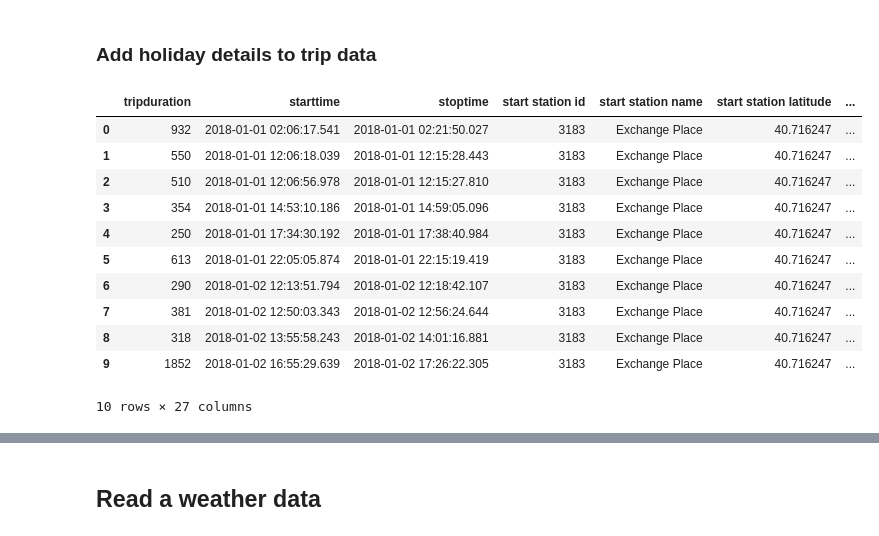
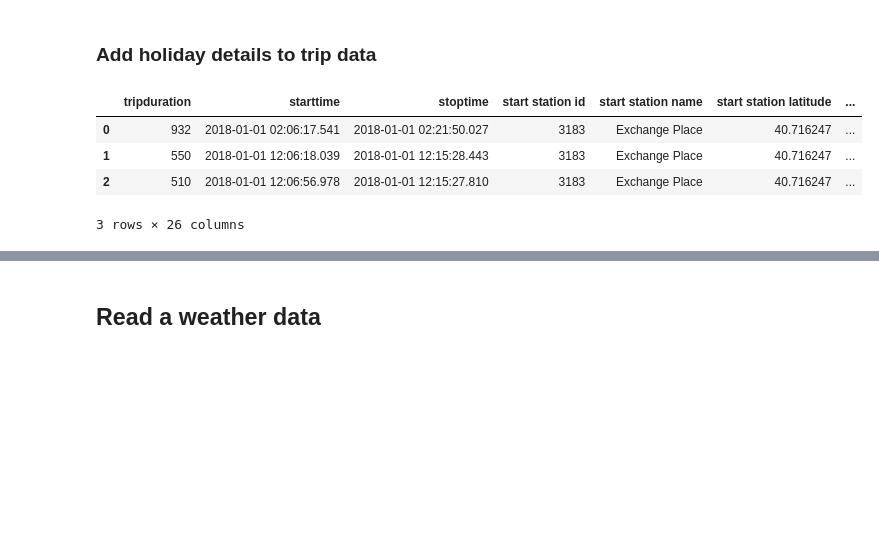
Before and after one commit to Hinakoushar-Tatakoti/Quantifying-the-influence-of-imputing-missing-values-Bike-Sharing-System, a Jupyter notebook: notebooks/bike-sharing-preprocessing.ipynb, the cells around one changed output, grey strips where cells are left out. Saved outputs shown, nothing was run; the diff lists cells and outputs as text; code cells hidden in the pictures; blank space fills up the shorter version.

```diff
--- a/notebooks/bike-sharing-preprocessing.ipynb
+++ b/notebooks/bike-sharing-preprocessing.ipynb
@@ -120,12 +120,9 @@ tripdata.head(5)
 # %%
 tripdata['starttime'] = pd.to_datetime(tripdata['starttime'])
 tripdata['stoptime'] = pd.to_datetime(tripdata['stoptime'])
-tripdata['year'] = tripdata["starttime"].dt.year
-tripdata["start_month"] = tripdata["starttime"].dt.month_name()
-tripdata["end_month"] = tripdata["stoptime"].dt.month_name()
-tripdata['start_day'] = tripdata["starttime"].dt.day_name()
-tripdata['end_day'] = tripdata["starttime"].dt.day_name()
-tripdata["start_hour"] = tripdata["starttime"].dt.hour
-tripdata["end_hour"] = tripdata["stoptime"].dt.hour
-tripdata["start_minute"] = tripdata["starttime"].dt.minute
-tripdata["end_minute"] = tripdata["stoptime"].dt.minute
+tripdata['date'] = tripdata['starttime'].dt.date
+tripdata["month"] = tripdata["starttime"].dt.month_name()
+tripdata['day'] = tripdata["starttime"].dt.day_name()
+tripdata["hour"] = tripdata["starttime"].dt.hour
+tripdata["min"] = tripdata["starttime"].dt.minute
+tripdata["year"] =tripdata['starttime'].dt.year
@@ -173,0 +139,8 @@ tripdata[tripdata["start_hour"] != tripdata["end_hour"]]
+# %%
+tripdata['birthyear'] = pd.to_numeric(tripdata['birth year'], downcast='integer')
+tripdata['years_old'] = tripdata['year'] - tripdata['birthyear']
+Age_Groups = ["<20", "20-29", "30-39", "40-49", "50-59", "60-64","65+"]
+Age_Groups_Limits = [0, 20, 30, 40, 50, 60, 65, np.inf]
+Age_Min = 0
+Age_Max = 100
+tripdata["age_group"] = pd.cut(tripdata["years_old"], Age_Groups_Limits, labels=Age_Groups)
@@ -214,19 +222,12 @@ df = pd.merge(
 # %%
 df['holiday'].fillna('No Holiday', inplace=True)
 # %%
-df.head(10)
+df.head(3)
 # %% [output]
 |  | tripduration | starttime | stoptime | start station id | start station name | start station latitude | ... |
 | 0 | 932 | 2018-01-01 02:06:17.541 | 2018-01-01 02:21:50.027 | 3183 | Exchange Place | 40.716247 | ... |
 | 1 | 550 | 2018-01-01 12:06:18.039 | 2018-01-01 12:15:28.443 | 3183 | Exchange Place | 40.716247 | ... |
 | 2 | 510 | 2018-01-01 12:06:56.978 | 2018-01-01 12:15:27.810 | 3183 | Exchange Place | 40.716247 | ... |
-| 3 | 354 | 2018-01-01 14:53:10.186 | 2018-01-01 14:59:05.096 | 3183 | Exchange Place | 40.716247 | ... |
-| 4 | 250 | 2018-01-01 17:34:30.192 | 2018-01-01 17:38:40.984 | 3183 | Exchange Place | 40.716247 | ... |
-| 5 | 613 | 2018-01-01 22:05:05.874 | 2018-01-01 22:15:19.419 | 3183 | Exchange Place | 40.716247 | ... |
-| 6 | 290 | 2018-01-02 12:13:51.794 | 2018-01-02 12:18:42.107 | 3183 | Exchange Place | 40.716247 | ... |
-| 7 | 381 | 2018-01-02 12:50:03.343 | 2018-01-02 12:56:24.644 | 3183 | Exchange Place | 40.716247 | ... |
-| 8 | 318 | 2018-01-02 13:55:58.243 | 2018-01-02 14:01:16.881 | 3183 | Exchange Place | 40.716247 | ... |
-| 9 | 1852 | 2018-01-02 16:55:29.639 | 2018-01-02 17:26:22.305 | 3183 | Exchange Place | 40.716247 | ... |
-10 rows × 27 columns
+3 rows × 26 columns
 # %%
 df['date'] = pd.to_datetime(df['date'])
```
Also changed, not shown: parts of 17 cells of this notebook, 3 other files.
